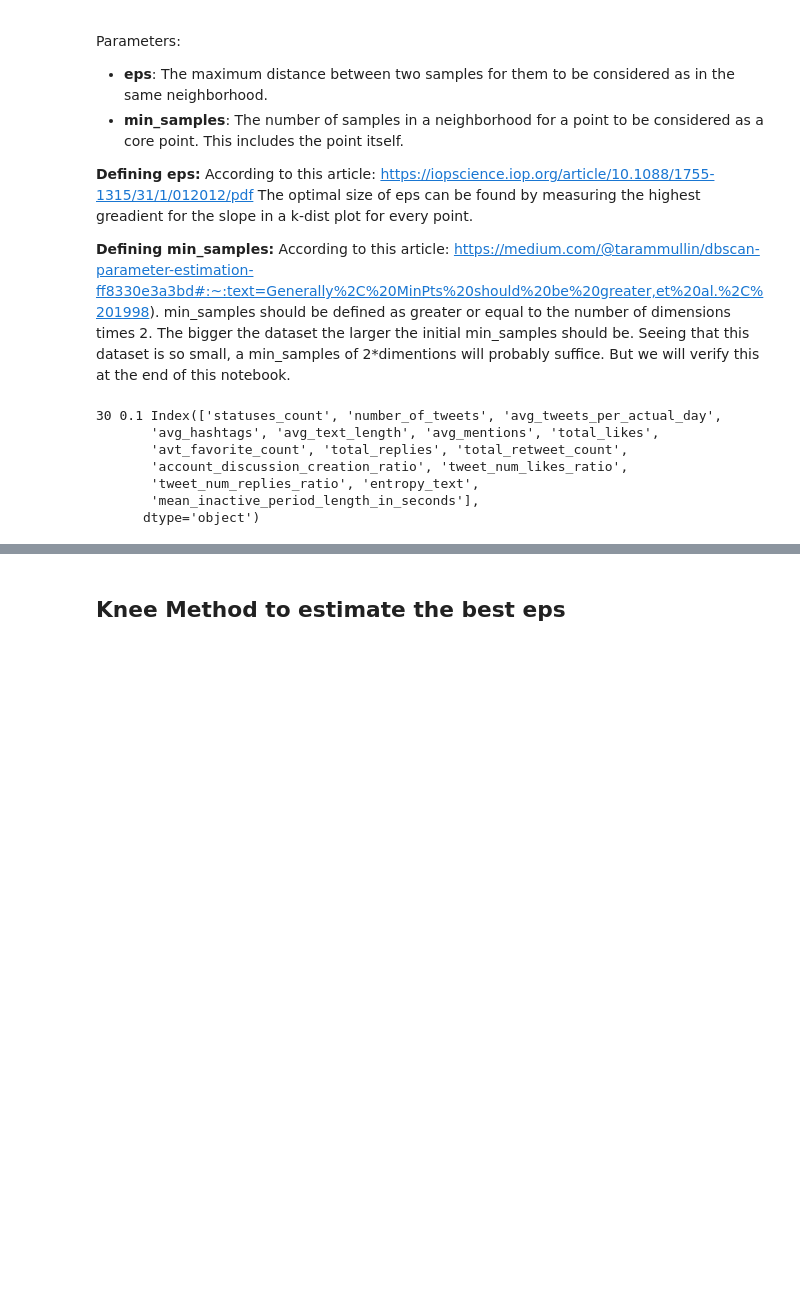
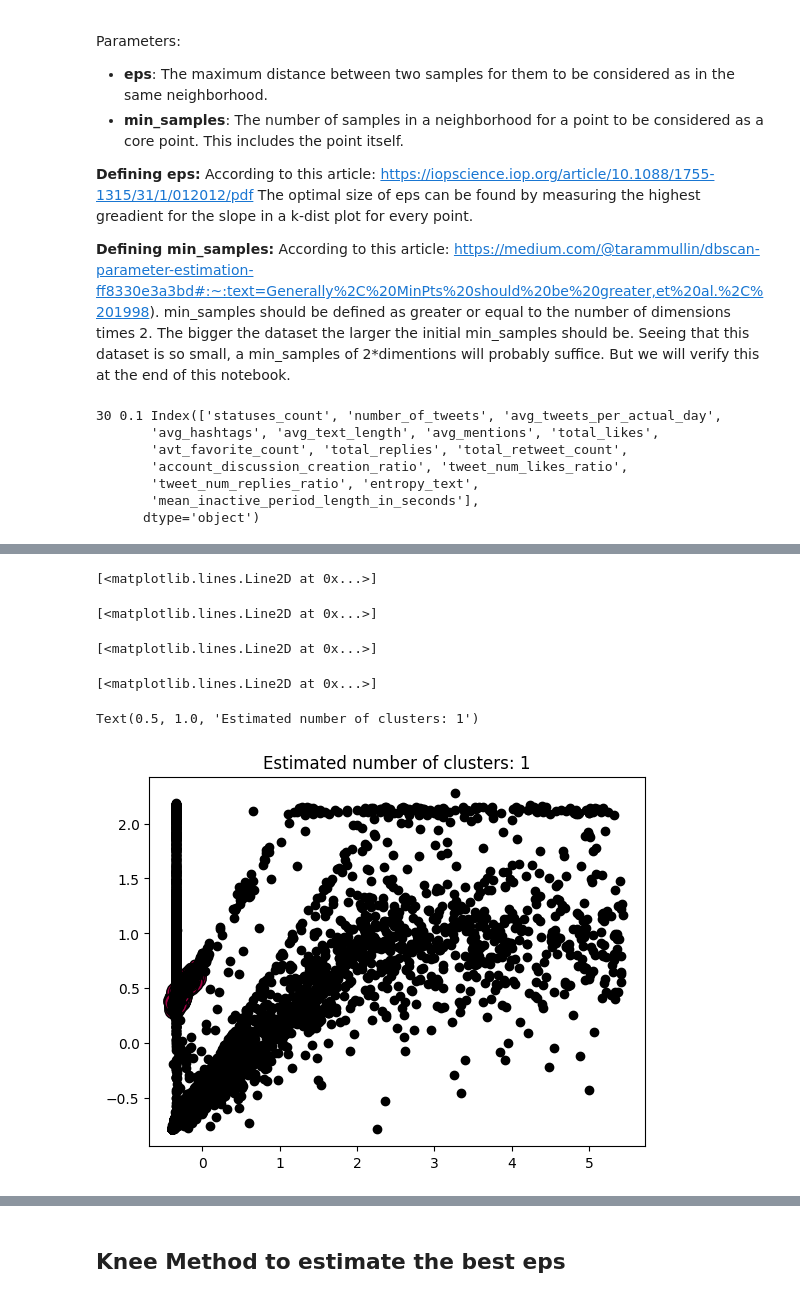
Before and after one commit to The-seven-dwarfs/DataMining-Group7, a Jupyter notebook: 2.2-DBSCAN_clustering.ipynb, the cells around one changed output, grey strips where cells are left out. Drawn from its saved outputs; the diff is of its cells as text; code cells hidden in the pictures; blank space fills up the shorter version.

```diff
--- a/2.2-DBSCAN_clustering.ipynb
+++ b/2.2-DBSCAN_clustering.ipynb
@@ -296,0 +321,29 @@ Silhouette score with initial eps 0.05075636066520763
+# %%
+# Drawing chart
+# Black removed and is used for noise instead.
+unique_labels = set(labels)
+colors = plt.cm.Spectral(np.linspace(0, 1, len(unique_labels)))
+for k, col in zip(unique_labels, colors):
+    if k == -1:
+        # Black used for noise.
+        col = 'k'
+
+    class_member_mask = (labels == k)
+
+    xy = transform_result[class_member_mask & core_samples_mask]
+    plt.plot(xy[:, 0], xy[:, 1], 'o', markerfacecolor=col,
+             markeredgecolor='k', markersize=14)
+
+    xy = transform_result[class_member_mask & ~core_samples_mask]
+    plt.plot(xy[:, 0], xy[:, 1], 'o', markerfacecolor=col,
+             markeredgecolor='k', markersize=6)
+
+plt.title('Estimated number of clusters: %d' % n_clusters_)
+plt.show()
+# %% [output]
+[<matplotlib.lines.Line2D at 0x...>]
+[<matplotlib.lines.Line2D at 0x...>]
+[<matplotlib.lines.Line2D at 0x...>]
+[<matplotlib.lines.Line2D at 0x...>]
+Text(0.5, 1.0, 'Estimated number of clusters: 1')
+[figure, added]
```
Also changed, not shown: parts of 20 cells of this notebook, 2 other files.
